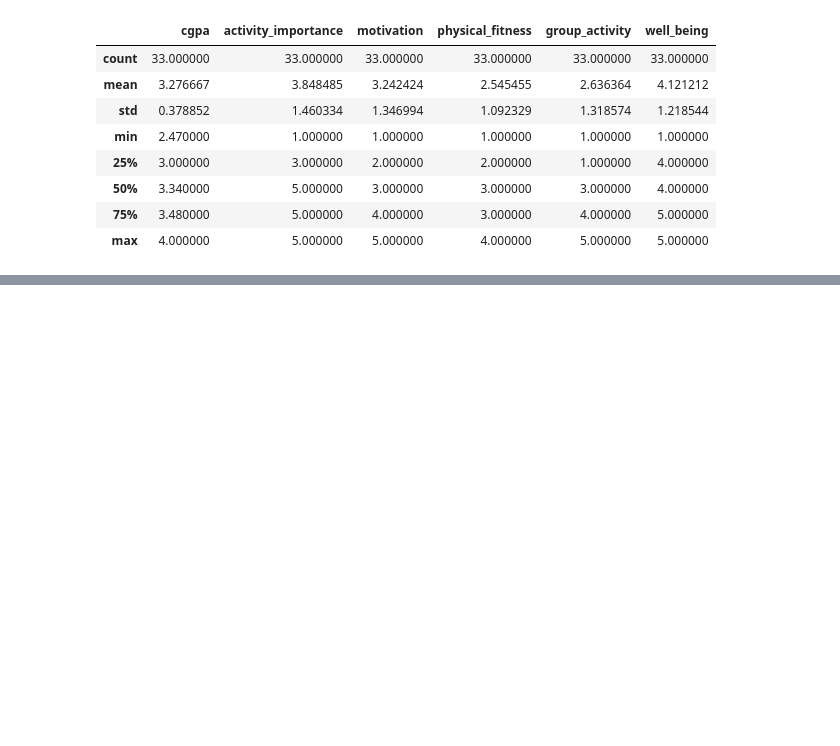
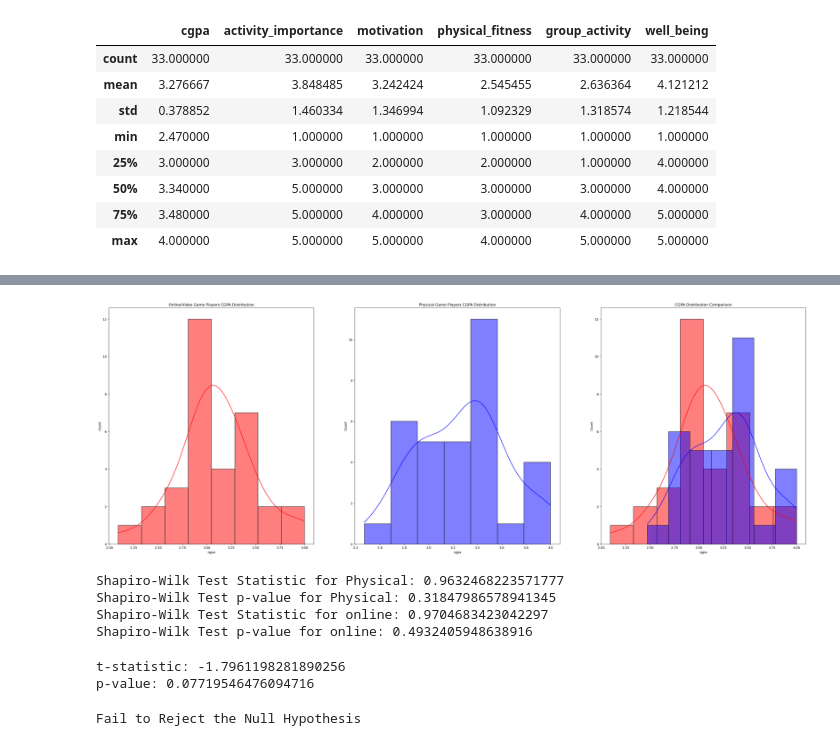
Before and after one commit to ahmaddioxide/physical_online_games_activity_T_Test, a Jupyter notebook: sports_class_activity.ipynb, the cells around one changed output, grey strips where cells are left out. Drawn from its saved outputs; the diff is of its cells as text; code cells hidden in the pictures; blank space fills up the shorter version.

Commit message:
Hypothesis testing

```diff
--- a/sports_class_activity.ipynb
+++ b/sports_class_activity.ipynb
@@ -249,0 +281,59 @@ physical_data.describe()
+# %%
+#  hypothesis that there is no difference in performance between the Physical Game  players vs Online/Video Game players. Use 5% level of significance.
+
+
+# Null Hypothesis: There is no difference in performance between the Physical Game players vs Online/Video Game players
+# Alternative Hypothesis: There is a difference in performance between the Physical Game players vs Online/Video Game players
+
+#Checking the normality of the data
+plt.figure(figsize=(40,30))
+plt.subplot(2, 3, 1)
+sns.histplot(online_data['cgpa'], kde=True, color='red')
+plt.title('Online/Video Game Players CGPA Distribution')
+
+plt.subplot(2, 3, 2)
+sns.histplot(physical_data['cgpa'], kde=True, color='blue')
+plt.title('Physical Game Players CGPA Distribution')
+
+plt.subplot(2, 3, 3)
+sns.histplot(online_data['cgpa'], kde=True, color='red')
+sns.histplot(physical_data['cgpa'], kde=True, color='blue')
+plt.title('CGPA Distribution Comparison')
+
+plt.show()
+# %% [output]
+[figure, added]
+# %%
+from scipy.stats import shapiro
+# Shapiro-Wilk Test for Normality
+# Null Hypothesis: The data is normally distributed
+# Alternative Hypothesis: The data is not normally distributed
+
+# Perform Shapiro-Wilk test for normality
+
+#the  shapiro test is used to check the normality of the data
+#more close to 100
+
+phy_statistic, phy_p_value = shapiro(online_data['cgpa'])
+
+online_statistic, online_p_value = shapiro(physical_data['cgpa'])
+
+print('Shapiro-Wilk Test Statistic for Physical:', phy_statistic)
+print('Shapiro-Wilk Test p-value for Physical:', phy_p_value)
+
+print('Shapiro-Wilk Test Statistic for online:', online_statistic)
+print('Shapiro-Wilk Test p-value for online:', online_p_value)
+# %% [output]
+Shapiro-Wilk Test Statistic for Physical: 0.9632468223571777
+Shapiro-Wilk Test p-value for Physical: 0.31847986578941345
+Shapiro-Wilk Test Statistic for online: 0.9704683423042297
+Shapiro-Wilk Test p-value for online: 0.4932405948638916
+# %%
+#hypthesis testing using t-test
+t_statistic, p_value=ttest_ind(online_data['cgpa'], physical_data['cgpa'])
+
+print('t-statistic:', t_statistic)
+print('p-value:', p_value)
+# %% [output]
+t-statistic: -1.7961198281890256
+p-value: 0.07719546476094716
@@ -249,0 +343,11 @@ physical_data.describe()
+# %%
+#setting alpha
+
+alpha = 0.05
+
+if p_value < alpha:
+    print('Reject the Null Hypothesis')
+else:
+    print('Fail to Reject the Null Hypothesis')
+# %% [output]
+Fail to Reject the Null Hypothesis
```
Also changed, not shown: parts of 3 cells of this notebook, 1 other file.
